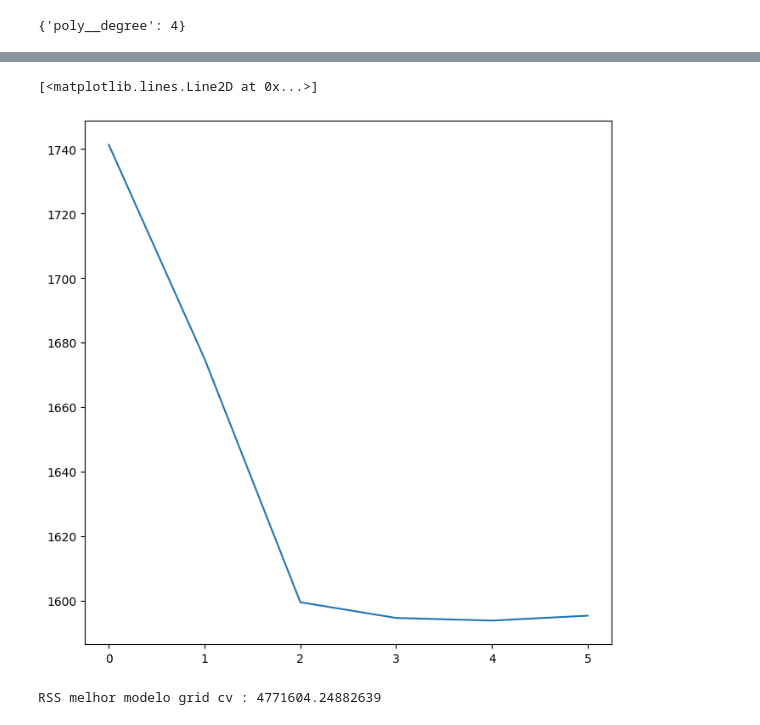
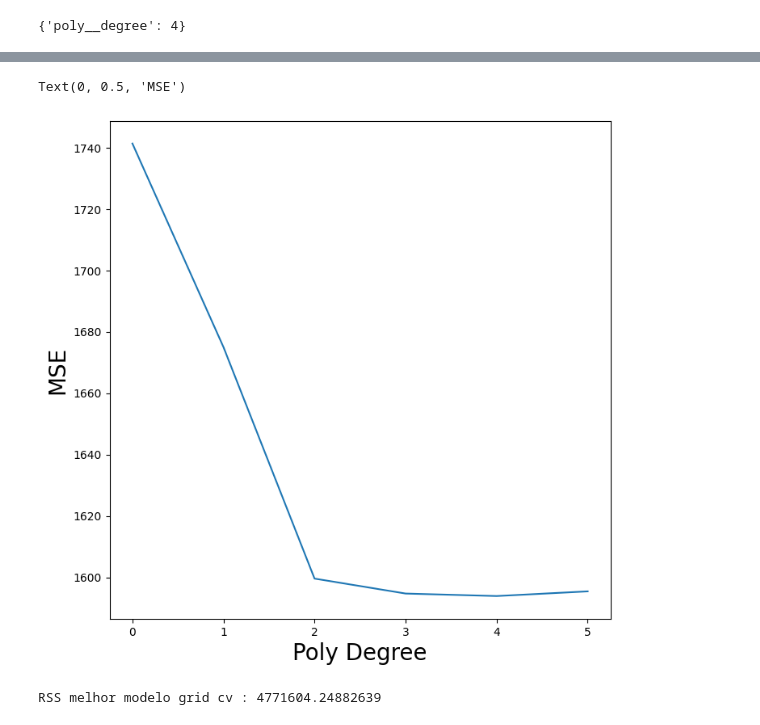
Before and after one commit to oliveira-silva-lucas/ISLP, a Jupyter notebook: Cap_07_Non_Linear_Modeling/Exercises/ex_cap_07_wage.ipynb, the cells around one changed output, grey strips where cells are left out. Saved outputs shown, nothing was run; the diff lists cells and outputs as text; code cells hidden in the pictures.

```diff
--- a/Cap_07_Non_Linear_Modeling/Exercises/ex_cap_07_wage.ipynb
+++ b/Cap_07_Non_Linear_Modeling/Exercises/ex_cap_07_wage.ipynb
@@ -55,9 +55,11 @@ pd.DataFrame(linear_poly_cv.cv_results_)
 # %%
 ax = subplots(figsize=(8,8))[1]
 ax.plot(linear_poly_cv.cv_results_['param_poly__degree'], -linear_poly_cv.cv_results_['mean_test_score'])
+ax.set_xlabel('Poly Degree', fontsize=20)
+ax.set_ylabel('MSE', fontsize=20)
 # %% [output]
-[<matplotlib.lines.Line2D at 0x...>]
+Text(0, 0.5, 'MSE')
-[figure, old version]
+[figure, new version]
 # %%
 predicoes = linear_poly_cv.predict(X_age)
 print('RSS melhor modelo grid cv :',np.sum((predicoes - y)**2))
```
Also changed, not shown: parts of 16 cells of this notebook.
